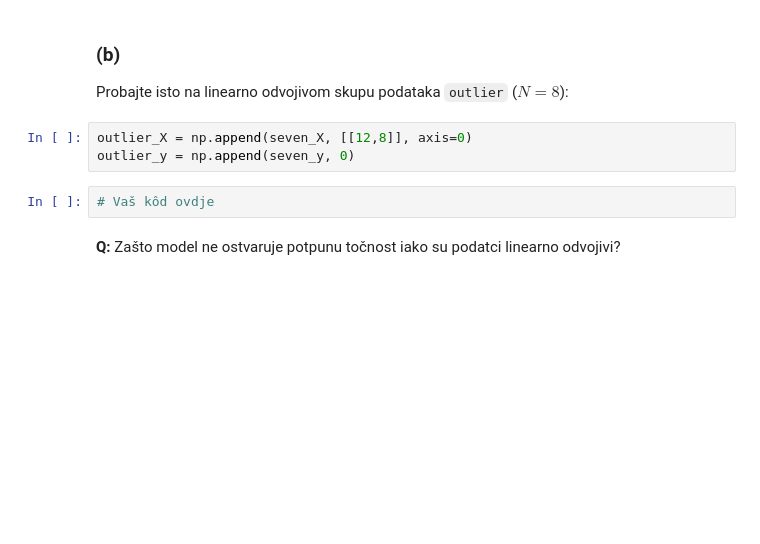
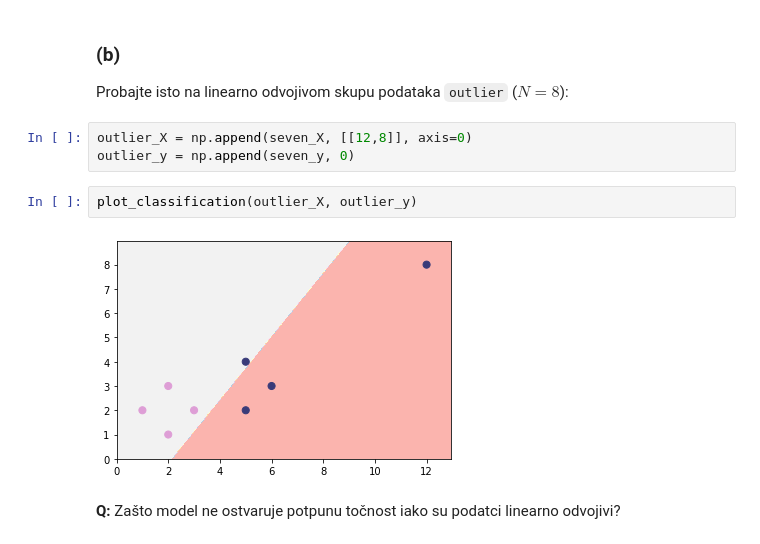
Before and after one commit to mateoim/su-lab-20-21, a Jupyter notebook: lab02/SU-2020-LAB02-0036509386.ipynb, the cells around one changed output. Saved outputs shown, nothing was run; the diff lists cells and outputs as text; blank space fills up the shorter version.

```diff
--- a/lab02/SU-2020-LAB02-0036509386.ipynb
+++ b/lab02/SU-2020-LAB02-0036509386.ipynb
@@ -99,8 +113,10 @@ Probajte isto na linearno odvojivom skupu podataka `outlier` ($N=8$):
 # %%
 outlier_X = np.append(seven_X, [[12,8]], axis=0)
 outlier_y = np.append(seven_y, 0)
-# %%
-# Vaš kôd ovdje
+# %%
+plot_classification(outlier_X, outlier_y)
+# %% [output]
+[figure, added]
 # %% [markdown]
 **Q:** Zašto model ne ostvaruje potpunu točnost iako su podatci linearno odvojivi?
 # %% [markdown]
```
Also changed, not shown: parts of 6 cells of this notebook.
